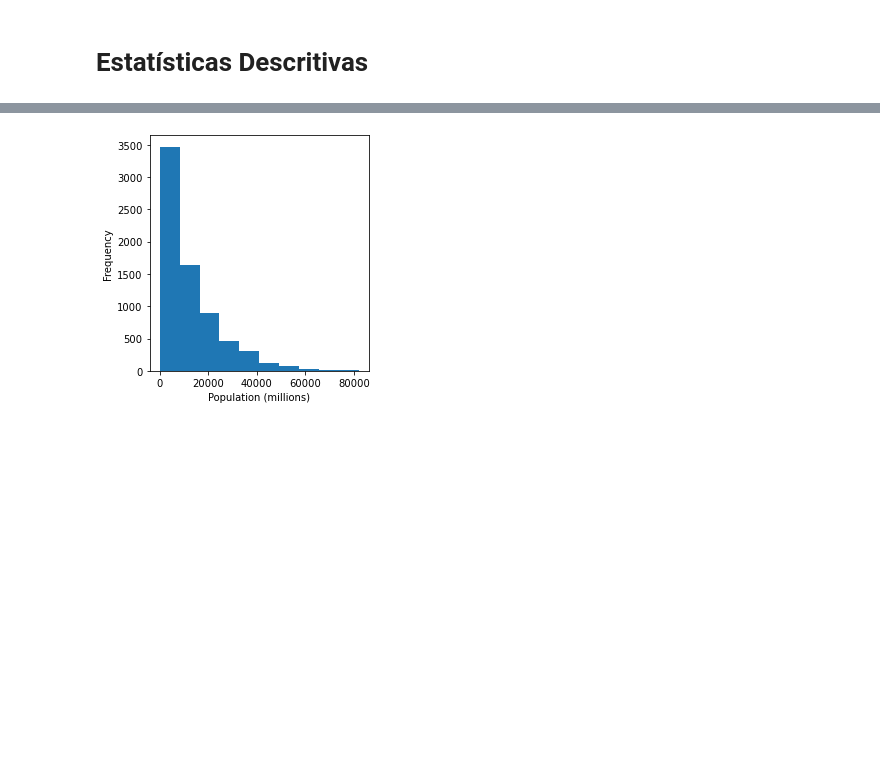
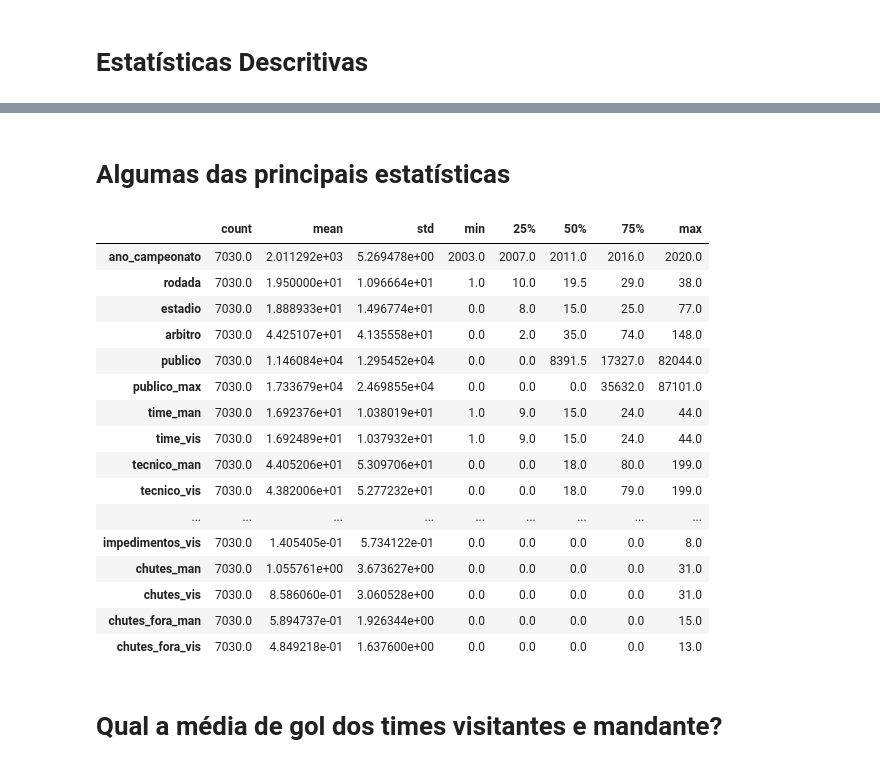
Before and after one commit to MarcosTamas12/Projeto-Integrador-III, a Jupyter notebook: Projeto Integrador.ipynb, the cells around one changed output, grey strips where cells are left out. Saved outputs shown, nothing was run; the diff lists cells and outputs as text; code cells hidden in the pictures; blank space fills up the shorter version.

```diff
--- a/Projeto Integrador.ipynb
+++ b/Projeto Integrador.ipynb
@@ -194,8 +76,0 @@ fig.show()
-# %%
-#A torcida influencia no resultado?
-ax = (dados['publico']).plot.hist(figsize=(4, 4))
-ax.set_xlabel('Population (millions)')
-plt.tight_layout()
-plt.show()
-# %% [output]
-[figure, removed]
@@ -207,0 +77,24 @@ plt.show()
+# %% [markdown]
+# Algumas das principais estatísticas
+# %%
+dados.describe().T
+# %% [output]
+|  | count | mean | std | min | 25% | 50% | 75% | max |
+| ano_campeonato | 7030.0 | 2.011292e+03 | 5.269478e+00 | 2003.0 | 2007.0 | 2011.0 | 2016.0 | 2020.0 |
+| rodada | 7030.0 | 1.950000e+01 | 1.096664e+01 | 1.0 | 10.0 | 19.5 | 29.0 | 38.0 |
+| estadio | 7030.0 | 1.888933e+01 | 1.496774e+01 | 0.0 | 8.0 | 15.0 | 25.0 | 77.0 |
+| arbitro | 7030.0 | 4.425107e+01 | 4.135558e+01 | 0.0 | 2.0 | 35.0 | 74.0 | 148.0 |
+| publico | 7030.0 | 1.146084e+04 | 1.295452e+04 | 0.0 | 0.0 | 8391.5 | 17327.0 | 82044.0 |
+| publico_max | 7030.0 | 1.733679e+04 | 2.469855e+04 | 0.0 | 0.0 | 0.0 | 35632.0 | 87101.0 |
+| time_man | 7030.0 | 1.692376e+01 | 1.038019e+01 | 1.0 | 9.0 | 15.0 | 24.0 | 44.0 |
+| time_vis | 7030.0 | 1.692489e+01 | 1.037932e+01 | 1.0 | 9.0 | 15.0 | 24.0 | 44.0 |
+| tecnico_man | 7030.0 | 4.405206e+01 | 5.309706e+01 | 0.0 | 0.0 | 18.0 | 80.0 | 199.0 |
+| tecnico_vis | 7030.0 | 4.382006e+01 | 5.277232e+01 | 0.0 | 0.0 | 18.0 | 79.0 | 199.0 |
+| ... | ... | ... | ... | ... | ... | ... | ... | ... |
+| impedimentos_vis | 7030.0 | 1.405405e-01 | 5.734122e-01 | 0.0 | 0.0 | 0.0 | 0.0 | 8.0 |
+| chutes_man | 7030.0 | 1.055761e+00 | 3.673627e+00 | 0.0 | 0.0 | 0.0 | 0.0 | 31.0 |
+| chutes_vis | 7030.0 | 8.586060e-01 | 3.060528e+00 | 0.0 | 0.0 | 0.0 | 0.0 | 31.0 |
+| chutes_fora_man | 7030.0 | 5.894737e-01 | 1.926344e+00 | 0.0 | 0.0 | 0.0 | 0.0 | 15.0 |
+| chutes_fora_vis | 7030.0 | 4.849218e-01 | 1.637600e+00 | 0.0 | 0.0 | 0.0 | 0.0 | 13.0 |
+# %% [markdown]
+# Qual a média de gol dos times visitantes e mandante?
```
Also changed, not shown: parts of 45 cells of this notebook.
